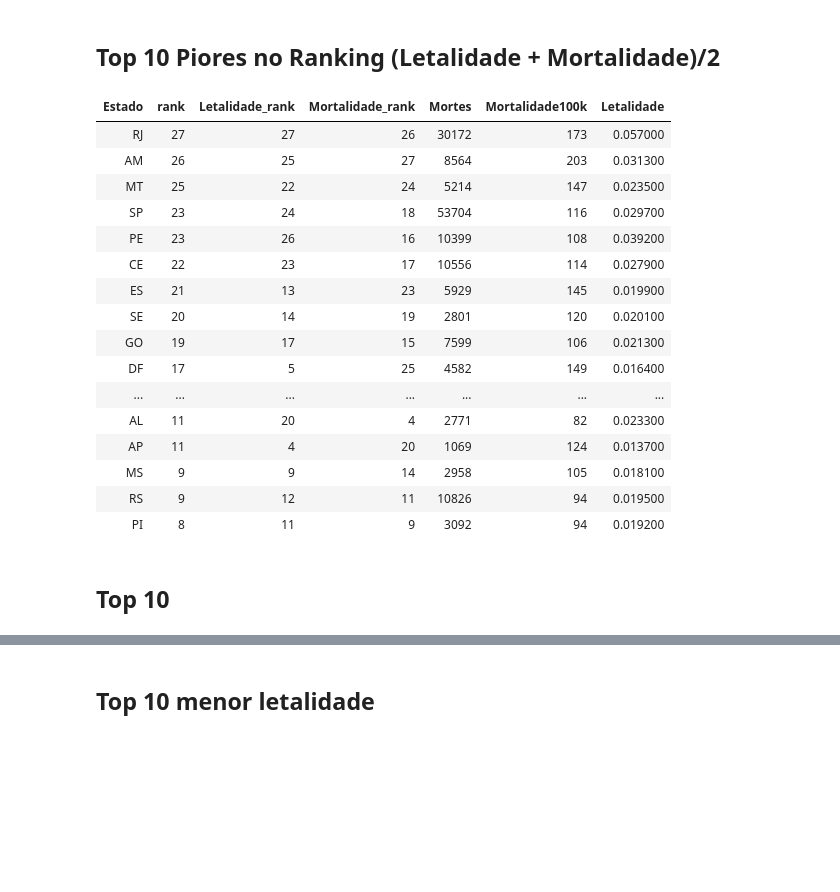
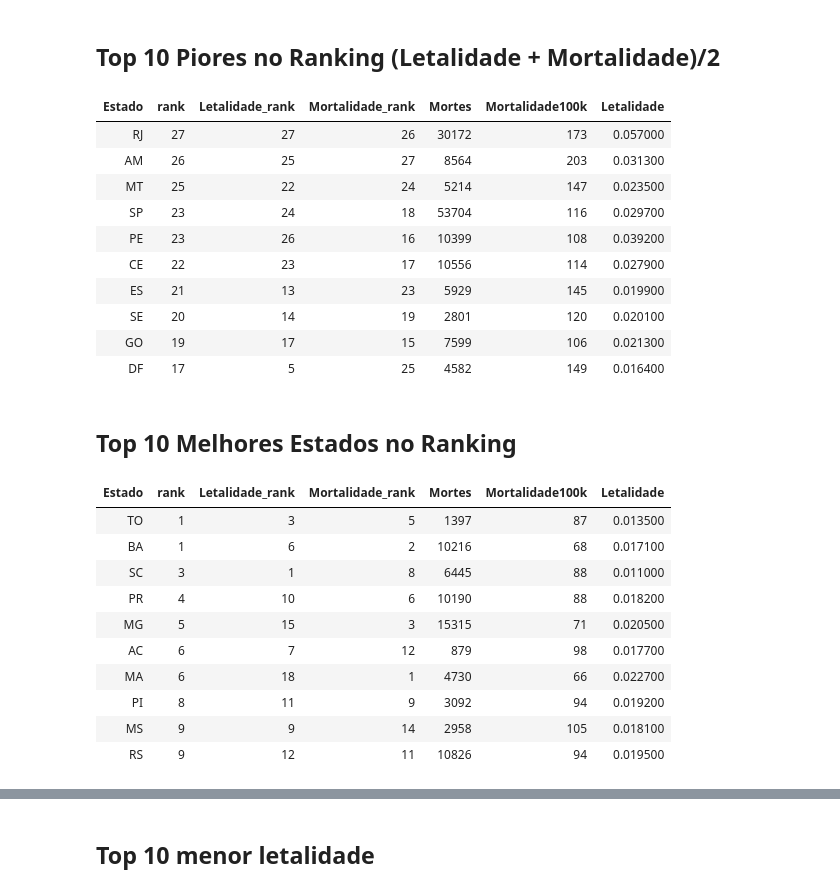
Before and after one commit to giuice/DataSciencePath, a Jupyter notebook: covid-giu.ipynb, the cells around one changed output, grey strips where cells are left out. Cells and saved outputs as stored; diff of their text form; code cells hidden in the pictures; blank space fills up the shorter version.

```diff
--- a/covid-giu.ipynb
+++ b/covid-giu.ipynb
@@ -119,24 +126,32 @@ def tabela_cidade_reversa(column, n, title="", corte=0):
 # %% [markdown]
 ## Top 10 Piores no Ranking (Letalidade + Mortalidade)/2
 # %%
-tabela_estado('rank', 20)
+tabela_estado('rank', 10)
 # %% [output]
 | Estado | rank | Letalidade_rank | Mortalidade_rank | Mortes | Mortalidade100k | Letalidade |
 | RJ | 27 | 27 | 26 | 30172 | 173 | 0.057000 |
 | AM | 26 | 25 | 27 | 8564 | 203 | 0.031300 |
 | MT | 25 | 22 | 24 | 5214 | 147 | 0.023500 |
 | SP | 23 | 24 | 18 | 53704 | 116 | 0.029700 |
 | PE | 23 | 26 | 16 | 10399 | 108 | 0.039200 |
 | CE | 22 | 23 | 17 | 10556 | 114 | 0.027900 |
 | ES | 21 | 13 | 23 | 5929 | 145 | 0.019900 |
 | SE | 20 | 14 | 19 | 2801 | 120 | 0.020100 |
 | GO | 19 | 17 | 15 | 7599 | 106 | 0.021300 |
 | DF | 17 | 5 | 25 | 4582 | 149 | 0.016400 |
-| ... | ... | ... | ... | ... | ... | ... |
-| AL | 11 | 20 | 4 | 2771 | 82 | 0.023300 |
-| AP | 11 | 4 | 20 | 1069 | 124 | 0.013700 |
-| MS | 9 | 9 | 14 | 2958 | 105 | 0.018100 |
-| RS | 9 | 12 | 11 | 10826 | 94 | 0.019500 |
-| PI | 8 | 11 | 9 | 3092 | 94 | 0.019200 |
 # %% [markdown]
-## Top 10
+## Top 10 Melhores Estados no Ranking
+# %%
+tabela_estado_reversa('rank',10)
+# %% [output]
+| Estado | rank | Letalidade_rank | Mortalidade_rank | Mortes | Mortalidade100k | Letalidade |
+| TO | 1 | 3 | 5 | 1397 | 87 | 0.013500 |
+| BA | 1 | 6 | 2 | 10216 | 68 | 0.017100 |
+| SC | 3 | 1 | 8 | 6445 | 88 | 0.011000 |
+| PR | 4 | 10 | 6 | 10190 | 88 | 0.018200 |
+| MG | 5 | 15 | 3 | 15315 | 71 | 0.020500 |
+| AC | 6 | 7 | 12 | 879 | 98 | 0.017700 |
+| MA | 6 | 18 | 1 | 4730 | 66 | 0.022700 |
+| PI | 8 | 11 | 9 | 3092 | 94 | 0.019200 |
+| MS | 9 | 9 | 14 | 2958 | 105 | 0.018100 |
+| RS | 9 | 12 | 11 | 10826 | 94 | 0.019500 |
```
Also changed, not shown: parts of 19 cells of this notebook, 4 other files.
